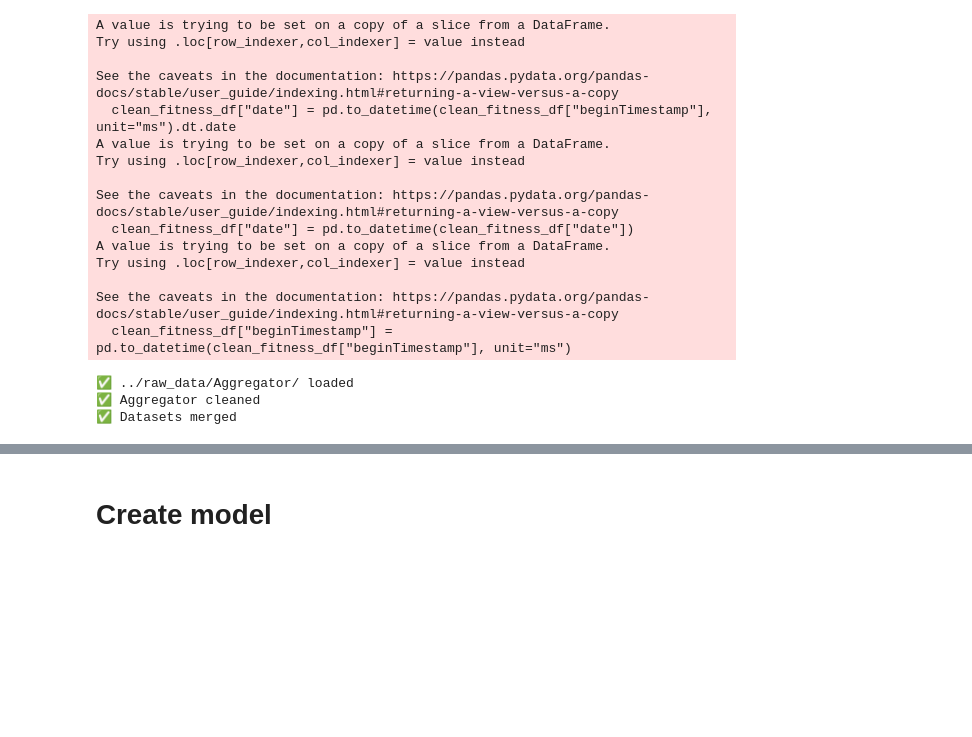
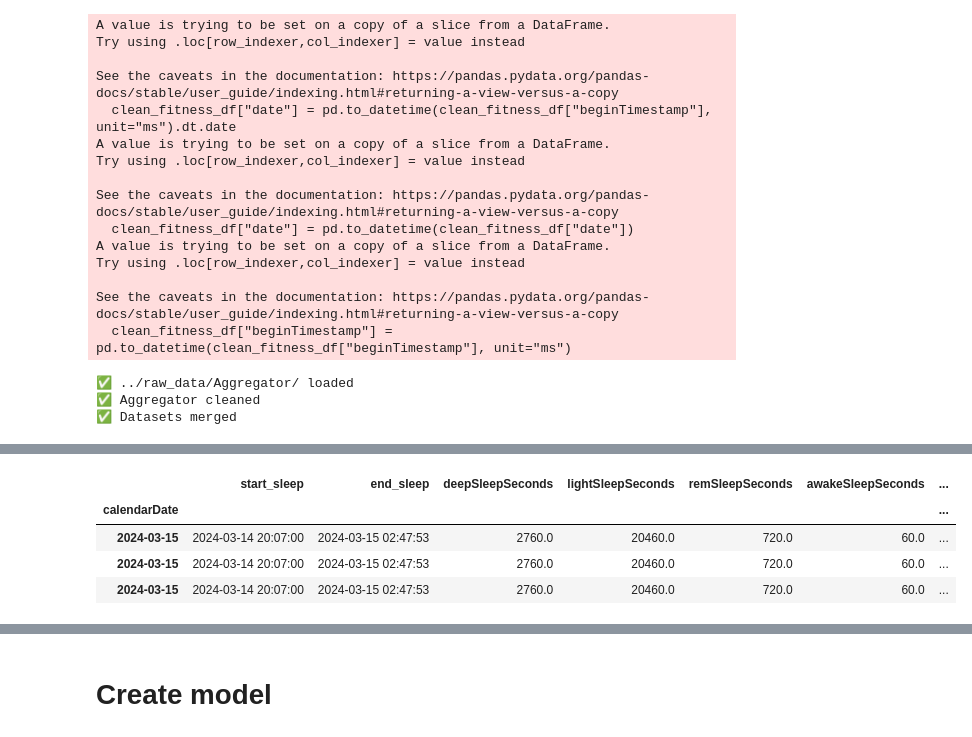
Before and after one commit to nicblanc/overcome-tomorrow, a Jupyter notebook: notebooks/create_test_model.ipynb, the cells around one changed output, grey strips where cells are left out. Drawn from its saved outputs; the diff is of its cells as text; code cells hidden in the pictures; blank space fills up the shorter version.

```diff
--- a/notebooks/create_test_model.ipynb
+++ b/notebooks/create_test_model.ipynb
@@ -17,8 +20,8 @@ The autoreload extension is already loaded. To reload it, use:
 # %% [markdown]
 # Load model
 # %%
-X = merge_all_data("../raw_data/Wellness/", "../raw_data/Fitness/", "../raw_data/Aggregator/")
-y = pd.read_csv("../raw_data/activities.csv")
+garmin_data = merge_all_data("../raw_data/Wellness/", "../raw_data/Fitness/", "../raw_data/Aggregator/")
+activities = pd.read_csv("../raw_data/activities.csv", parse_dates=["timestamp", "start_time"])
 # %% [output]
 ✅ ../raw_data/Wellness/ loaded
 ✅ Wellness cleaned
@@ -81,0 +68,10 @@ X_preprocessed = preproc_garmin_data(X)
+# %%
+garmin_data.sort_values(by=["beginTimestamp"], inplace=True)
+garmin_data.dropna(subset = ["beginTimestamp"], inplace=True)
+garmin_data.tail(3)
+# %% [output]
+|  | start_sleep | end_sleep | deepSleepSeconds | lightSleepSeconds | remSleepSeconds | awakeSleepSeconds | ... |
+| calendarDate |  |  |  |  |  |  | ... |
+| 2024-03-15 | 2024-03-14 20:07:00 | 2024-03-15 02:47:53 | 2760.0 | 20460.0 | 720.0 | 60.0 | ... |
+| 2024-03-15 | 2024-03-14 20:07:00 | 2024-03-15 02:47:53 | 2760.0 | 20460.0 | 720.0 | 60.0 | ... |
+| 2024-03-15 | 2024-03-14 20:07:00 | 2024-03-15 02:47:53 | 2760.0 | 20460.0 | 720.0 | 60.0 | ... |
```
Also changed, not shown: parts of 54 cells of this notebook, 4 other files.
